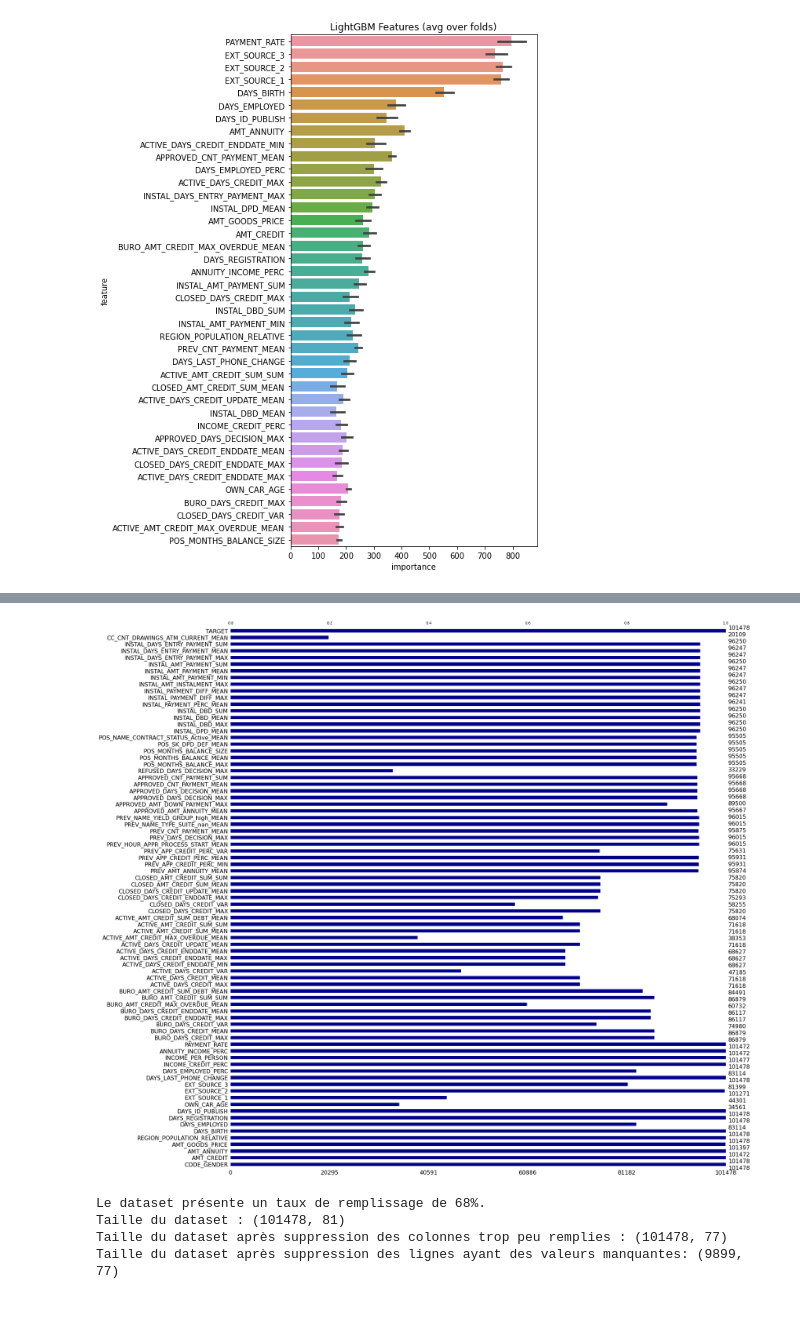
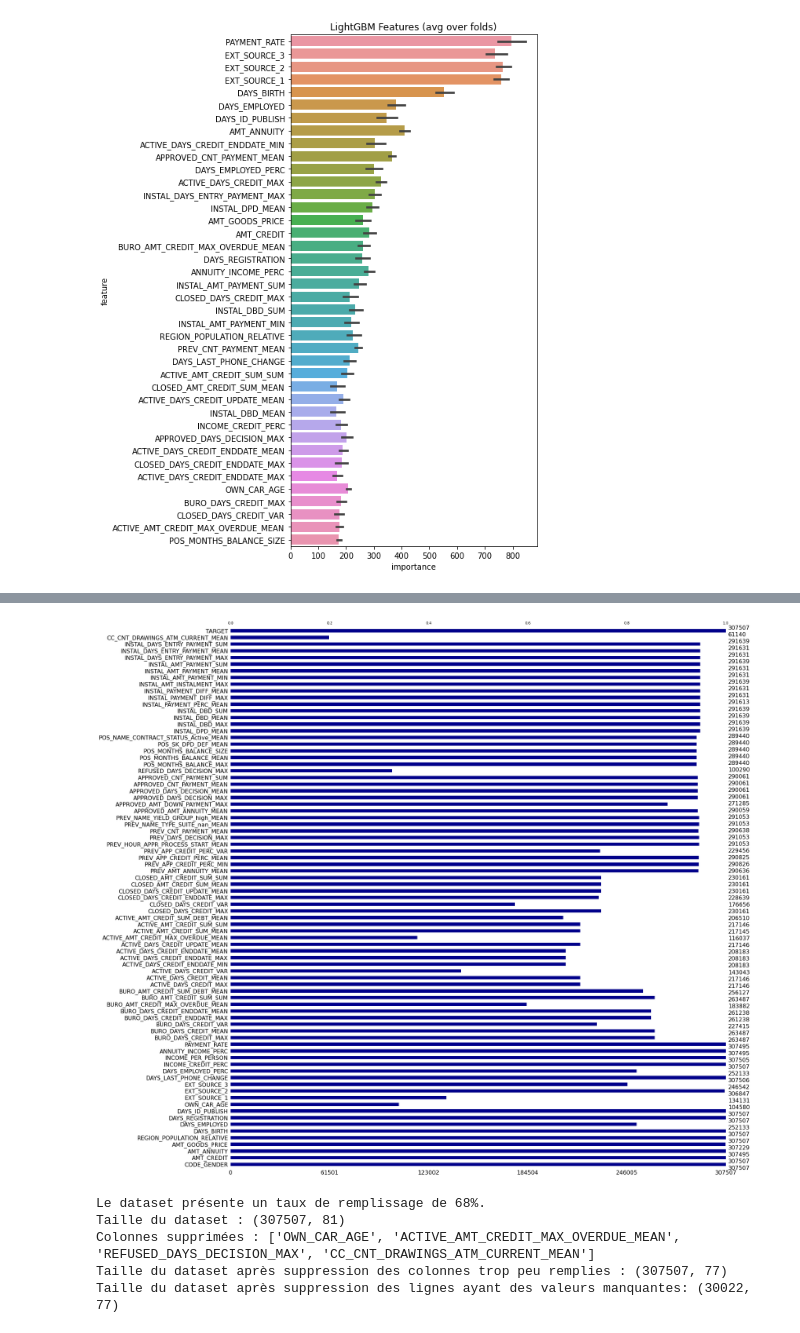
Before and after one commit to charlottemllt/Implementation-d-un-modele-de-scoring, a Jupyter notebook: P7_01_Notebook.ipynb, the cells around one changed output, grey strips where cells are left out. Cells and saved outputs as stored; diff of their text form; code cells hidden in the pictures.

```diff
--- a/P7_01_Notebook.ipynb
+++ b/P7_01_Notebook.ipynb
@@ -82,5 +86,5 @@ Taille du dataset après suppression des lignes ayant des valeurs manquantes: (3
 # %%
-train_df_best80 = pd.read_csv('df_train_best80.csv')
-print(train_df_best80.shape)
-train_df_best80.head()
+df_best80 = pd.read_csv('df_best80.csv')
+print(df_best80.shape)
+df_best80.head()
 # %% [output]
@@ -137,8 +99,9 @@ test_df_best80.head()
-# %%
-test_df_best80 = TraitementValeursManquantes(test_df_best80)
-# %% [output]
-[figure, removed]
-Le dataset présente un taux de remplissage de 68%.
-Taille du dataset : (101478, 81)
-Taille du dataset après suppression des colonnes trop peu remplies : (101478, 77)
-Taille du dataset après suppression des lignes ayant des valeurs manquantes: (9899, 77)
+# %%
+df_best80 = TraitementValeursManquantes(df_best80)
+# %% [output]
+[figure, added]
+Le dataset présente un taux de remplissage de 68%.
+Taille du dataset : (307507, 81)
+Colonnes supprimées : ['OWN_CAR_AGE', 'ACTIVE_AMT_CREDIT_MAX_OVERDUE_MEAN', 'REFUSED_DAYS_DECISION_MAX', 'CC_CNT_DRAWINGS_ATM_CURRENT_MEAN']
+Taille du dataset après suppression des colonnes trop peu remplies : (307507, 77)
+Taille du dataset après suppression des lignes ayant des valeurs manquantes: (30022, 77)
```
Also changed, not shown: parts of 13 cells of this notebook.
